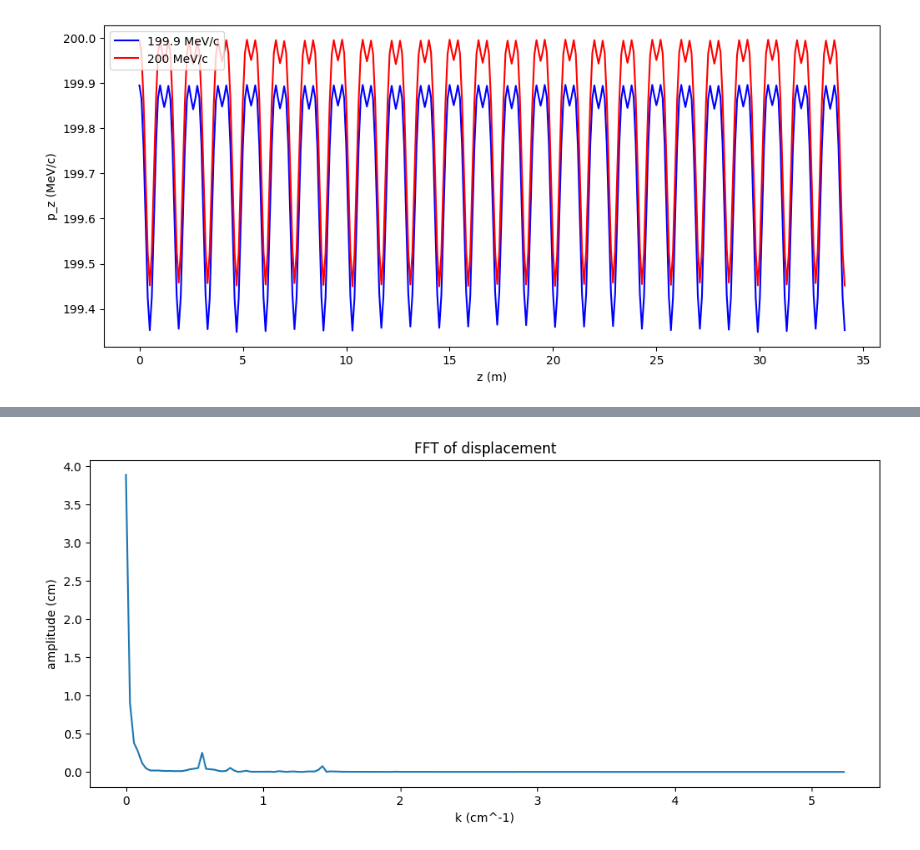
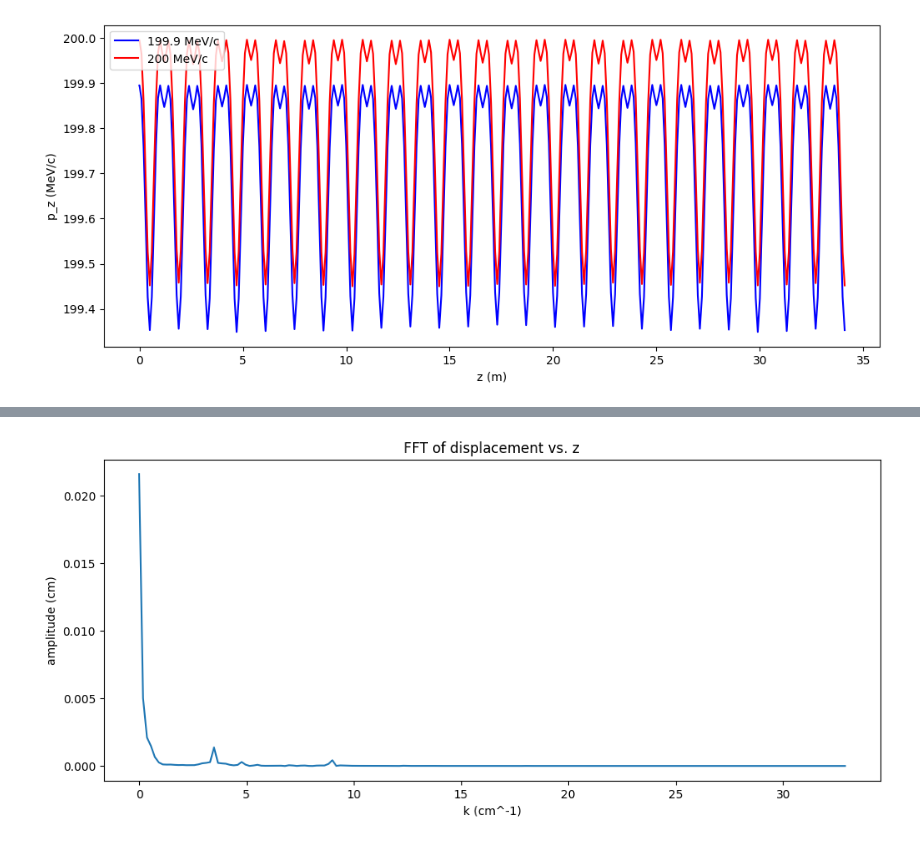
Before and after one commit to criggall/muon-cooling, a Jupyter notebook: Simplified-HFOFO/plot-compare-particles.ipynb, the cells around one changed output, grey strips where cells are left out. Drawn from its saved outputs; the diff is of its cells as text; code cells hidden in the pictures.

```diff
--- a/Simplified-HFOFO/plot-compare-particles.ipynb
+++ b/Simplified-HFOFO/plot-compare-particles.ipynb
@@ -453,26 +420,34 @@ plt.show()
 # %%
 ##### FFT displacements in position basis #####
 
 # Evenly space z values:
 z_uniform = np.linspace(np.min(z_vals), np.max(z_vals), len(z_vals))
 displacements_interp_func = interp1d(z_vals, displacements)
 displacements_uniform = displacements_interp_func(z_uniform)
 
 # Perform FFT:
 fft = np.fft.fft(displacements_uniform)
 dz = z_uniform[1] - z_uniform[0]
-wave_nums = np.fft.fftfreq(len(z_uniform), d=dz)
-amplitude = np.abs(fft)
+N = len(z_uniform)
 
-positive_wave_nums = wave_nums[:len(wave_nums)//2]
-positive_amplitude = amplitude[:len(amplitude)//2]
+# Units conversion:
+k_cyclic = np.fft.fftfreq(N, d=dz)  # cycles/cm
+k_radians = 2 * np.pi * k_cyclic    # radians/cm
+
+# Normalize amplitudes:
+amplitude = 2 * np.abs(fft) / N
+
+# Only take positive wave numbers:
+half_N = N // 2
+positive_k = k_radians[:half_N]
+positive_amplitude = amplitude[:half_N]
 
 # Plot FFT:
 plt.figure(figsize=(12, 5))
-plt.plot(positive_wave_nums, positive_amplitude)
+plt.plot(positive_k, positive_amplitude)
 plt.xlabel('k (cm^-1)')
 plt.ylabel('amplitude (cm)')
-plt.title('FFT of displacement')
+plt.title('FFT of displacement vs. z')
 plt.show()
 # %% [output]
-[figure, old version]
+[figure, new version]
```
Also changed, not shown: parts of 5 cells of this notebook, 14 other files.
